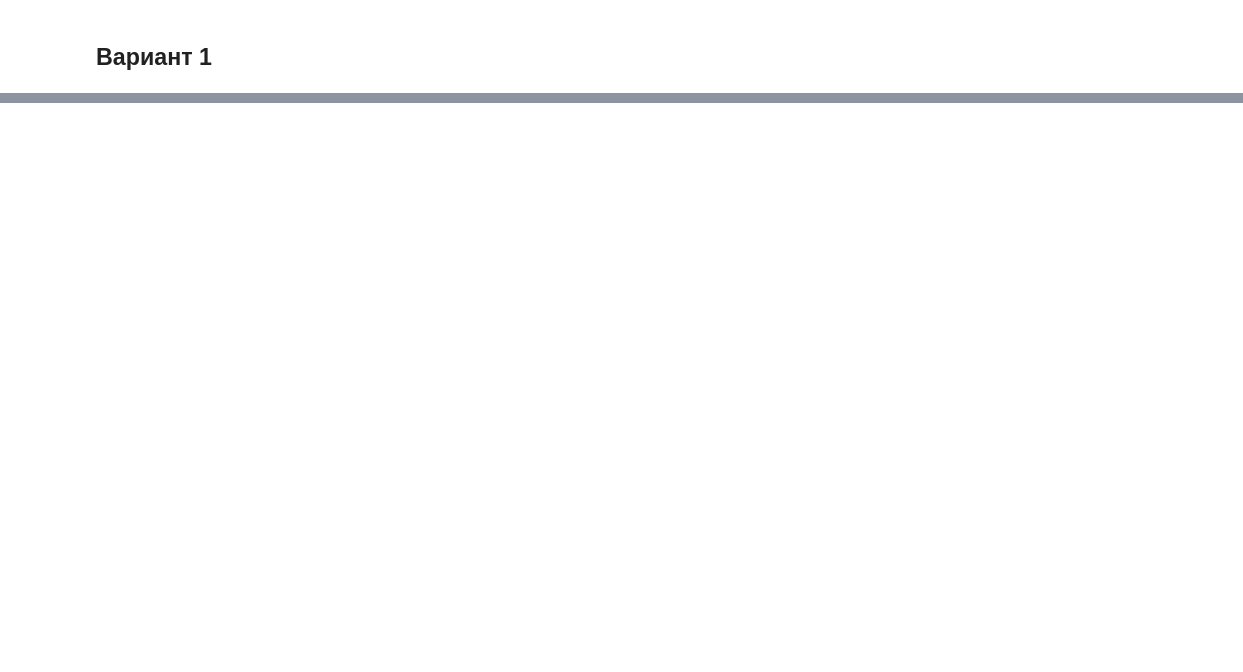
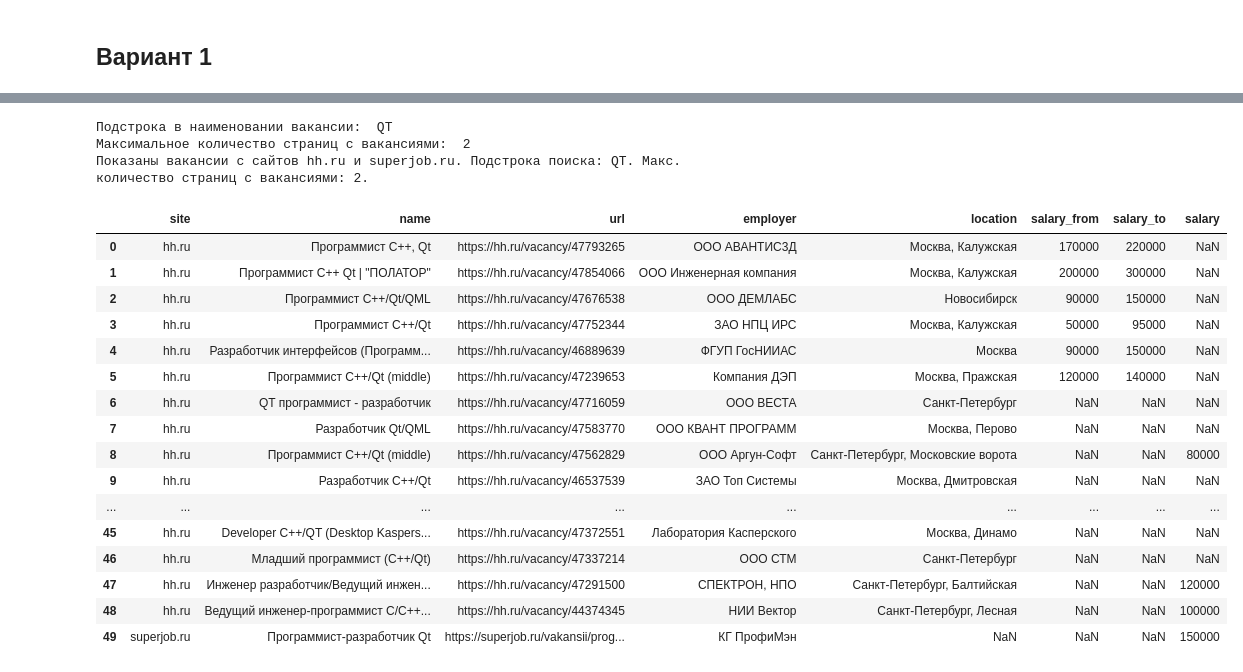
Before and after one commit to tyashin/GB-AI-web-scraping-homeworks, a Jupyter notebook: lesson-2/task-1.ipynb, the cells around one changed output, grey strips where cells are left out. Cells and saved outputs as stored; diff of their text form; code cells hidden in the pictures; blank space fills up the shorter version.

```diff
--- a/lesson-2/task-1.ipynb
+++ b/lesson-2/task-1.ipynb
@@ -11,0 +18,2 @@
+# %%
+pd.set_option("display.max_rows", None, "display.max_columns", None)
@@ -11,0 +198,37 @@
+# %%
+def search_vacancies(vacancy, max_pages):
+
+    vac_data = []
+    vac_data.extend(search_hh(vacancy, max_pages))
+    vac_data.extend(search_superjob(vacancy, max_pages))
+    df = pd.DataFrame(vac_data)
+
+    return df
+# %%
+vac_str = input('Подстрока в наименовании вакансии: ')
+max_pages = int(input('Максимальное количество страниц с вакансиями: '))
+print(f'Показаны вакансии с сайтов hh.ru и superjob.ru. Подстрока поиска: {vac_str}. Макс. количество страниц с вакансиями: {max_pages}.')
+# %% [output]
+Подстрока в наименовании вакансии:  QT
+Максимальное количество страниц с вакансиями:  2
+Показаны вакансии с сайтов hh.ru и superjob.ru. Подстрока поиска: QT. Макс. количество страниц с вакансиями: 2.
+# %%
+search_vacancies(vac_str, max_pages)
+# %% [output]
+|  | site | name | url | employer | location | salary_from | salary_to | salary |
+| 0 | hh.ru | Программист C++, Qt | https://hh.ru/vacancy/47793265 | ООО АВАНТИС3Д | Москва, Калужская | 170000 | 220000 | NaN |
+| 1 | hh.ru | Программист C++ Qt | "ПОЛАТОР" | https://hh.ru/vacancy/47854066 | ООО Инженерная компания | Москва, Калужская | 200000 | 300000 | NaN |
+| 2 | hh.ru | Программист C++/Qt/QML | https://hh.ru/vacancy/47676538 | ООО ДЕМЛАБС | Новосибирск | 90000 | 150000 | NaN |
+| 3 | hh.ru | Программист С++/Qt | https://hh.ru/vacancy/47752344 | ЗАО НПЦ ИРС | Москва, Калужская | 50000 | 95000 | NaN |
+| 4 | hh.ru | Разработчик интерфейсов (Программ... | https://hh.ru/vacancy/46889639 | ФГУП ГосНИИАС | Москва | 90000 | 150000 | NaN |
+| 5 | hh.ru | Программист C++/Qt (middle) | https://hh.ru/vacancy/47239653 | Компания ДЭП | Москва, Пражская | 120000 | 140000 | NaN |
+| 6 | hh.ru | QT программист - разработчик | https://hh.ru/vacancy/47716059 | ООО ВЕСТА | Санкт-Петербург | NaN | NaN | NaN |
+| 7 | hh.ru | Разработчик Qt/QML | https://hh.ru/vacancy/47583770 | ООО КВАНТ ПРОГРАММ | Москва, Перово | NaN | NaN | NaN |
+| 8 | hh.ru | Программист С++/Qt (middle) | https://hh.ru/vacancy/47562829 | ООО Аргун-Софт | Санкт-Петербург, Московские ворота | NaN | NaN | 80000 |
+| 9 | hh.ru | Разработчик С++/Qt | https://hh.ru/vacancy/46537539 | ЗАО Топ Системы | Москва, Дмитровская | NaN | NaN | NaN |
+| ... | ... | ... | ... | ... | ... | ... | ... | ... |
+| 45 | hh.ru | Developer C++/QT (Desktop Kaspers... | https://hh.ru/vacancy/47372551 | Лаборатория Касперского | Москва, Динамо | NaN | NaN | NaN |
+| 46 | hh.ru | Младший программист (С++/Qt) | https://hh.ru/vacancy/47337214 | ООО СТМ | Санкт-Петербург | NaN | NaN | NaN |
+| 47 | hh.ru | Инженер разработчик/Ведущий инжен... | https://hh.ru/vacancy/47291500 | СПЕКТРОН, НПО | Санкт-Петербург, Балтийская | NaN | NaN | 120000 |
+| 48 | hh.ru | Ведущий инженер-программист C/C++... | https://hh.ru/vacancy/44374345 | НИИ Вектор | Санкт-Петербург, Лесная | NaN | NaN | 100000 |
+| 49 | superjob.ru | Программист-разработчик Qt | https://superjob.ru/vakansii/prog... | КГ ПрофиМэн | NaN | NaN | NaN | 150000 |
```
Also changed, not shown: parts of 4 cells of this notebook, 3 other files.
